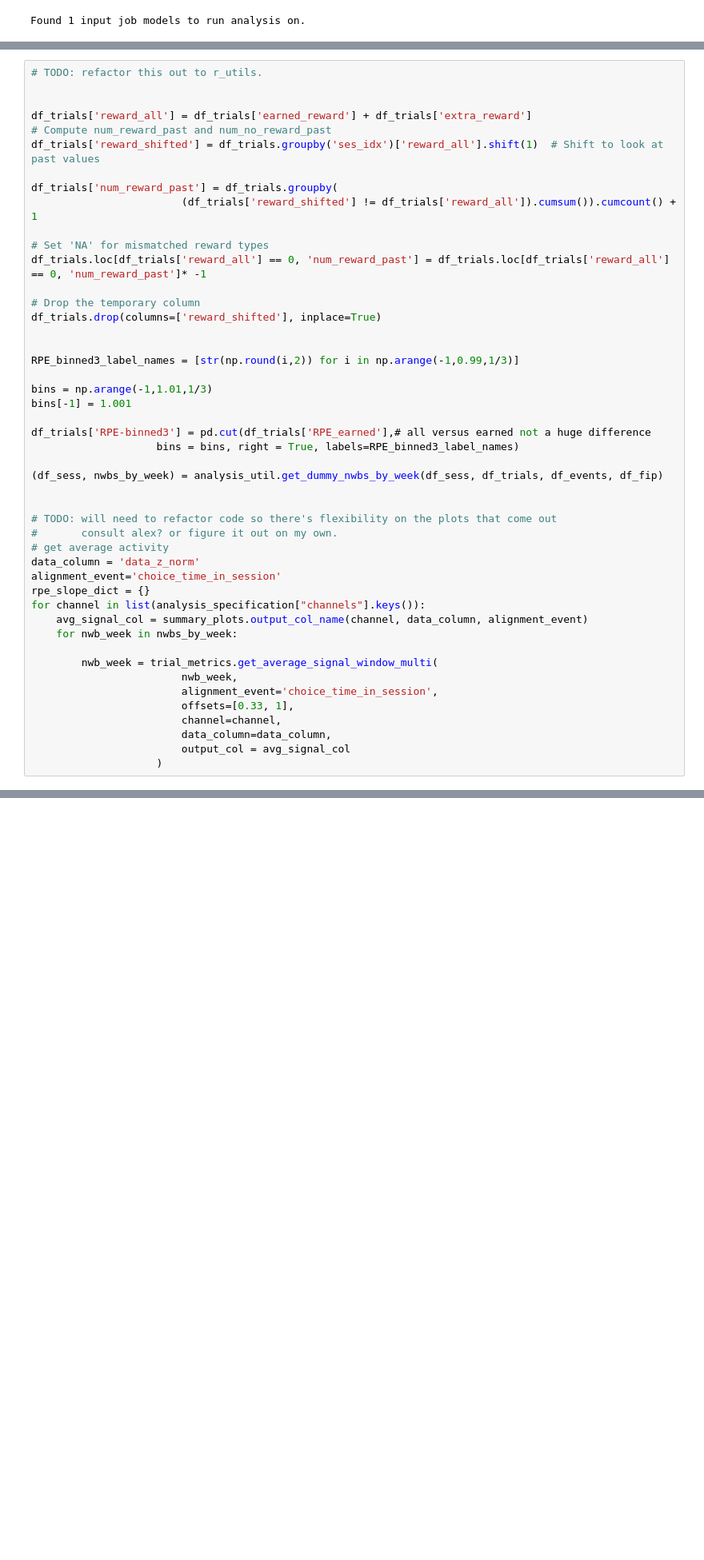
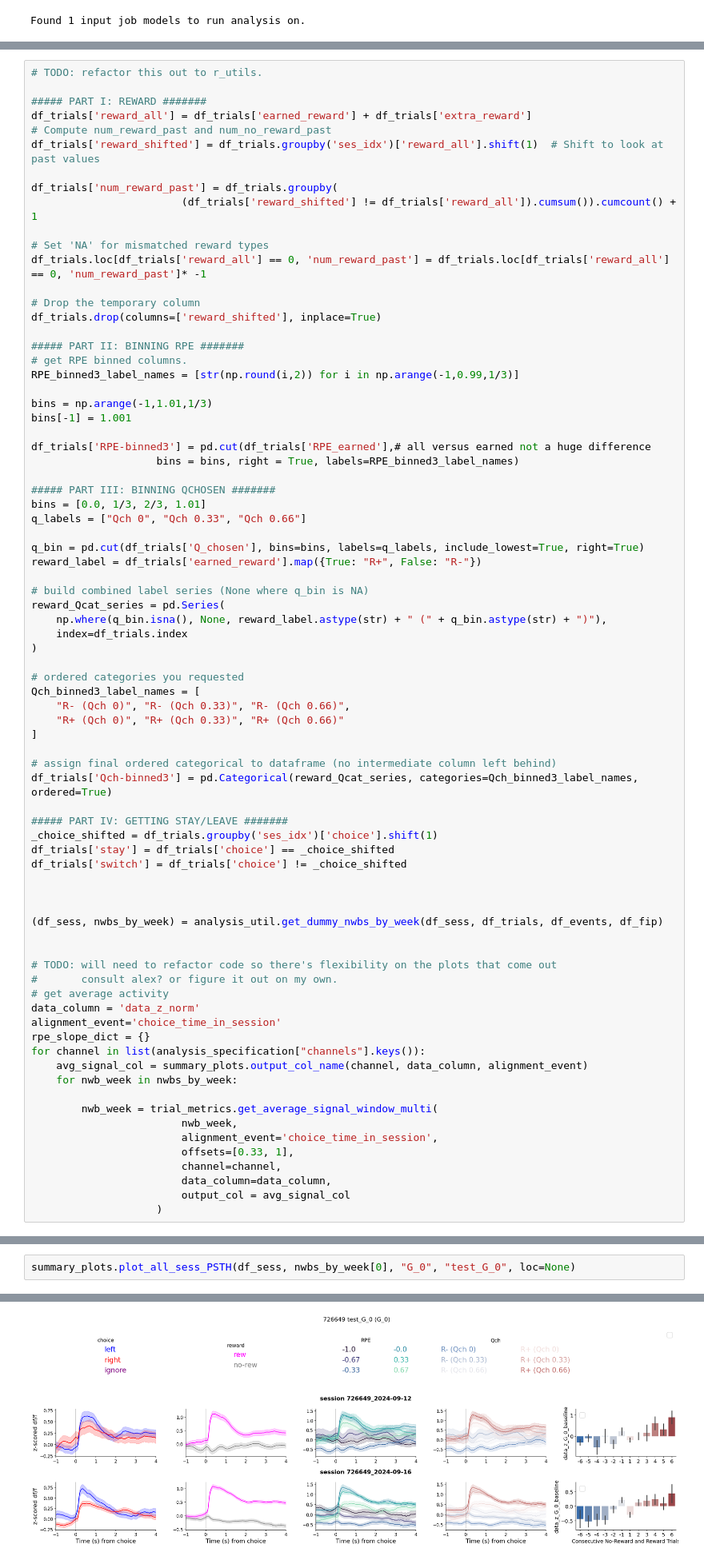
Before and after one commit to rachelstephlee/rachel-grouped-aind-analysis-wrapper, a Jupyter notebook: code/analysis_wrapper/test_plots.ipynb, the cells around one changed output, grey strips where cells are left out. Shown at 80% size. Cells and saved outputs as stored; diff of their text form; blank space fills up the shorter version.

Commit message:
got sumaryplots for PSTH's working

```diff
--- a/code/analysis_wrapper/test_plots.ipynb
+++ b/code/analysis_wrapper/test_plots.ipynb
@@ -96,7 +96,7 @@ See the caveats in the documentation: https://pandas.pydata.org/pandas-docs/stab
 # %%
 # TODO: refactor this out to r_utils.
 
-
+##### PART I: REWARD #######
 df_trials['reward_all'] = df_trials['earned_reward'] + df_trials['extra_reward']
 # Compute num_reward_past and num_no_reward_past
 df_trials['reward_shifted'] = df_trials.groupby('ses_idx')['reward_all'].shift(1)  # Shift to look at past values
@@ -110,7 +110,8 @@ df_trials.loc[df_trials['reward_all'] == 0, 'num_reward_past'] = df_trials.loc[d
 # Drop the temporary column
 df_trials.drop(columns=['reward_shifted'], inplace=True)
 
-
+##### PART II: BINNING RPE #######
+# get RPE binned columns.
 RPE_binned3_label_names = [str(np.round(i,2)) for i in np.arange(-1,0.99,1/3)]
 
 bins = np.arange(-1,1.01,1/3)
@@ -118,6 +119,35 @@ bins[-1] = 1.001
 
 df_trials['RPE-binned3'] = pd.cut(df_trials['RPE_earned'],# all versus earned not a huge difference
                     bins = bins, right = True, labels=RPE_binned3_label_names)
+
+##### PART III: BINNING QCHOSEN #######
+bins = [0.0, 1/3, 2/3, 1.01]
+q_labels = ["Qch 0", "Qch 0.33", "Qch 0.66"]
+
+q_bin = pd.cut(df_trials['Q_chosen'], bins=bins, labels=q_labels, include_lowest=True, right=True)
+reward_label = df_trials['earned_reward'].map({True: "R+", False: "R-"})
+
+# build combined label series (None where q_bin is NA)
+reward_Qcat_series = pd.Series(
+    np.where(q_bin.isna(), None, reward_label.astype(str) + " (" + q_bin.astype(str) + ")"),
+    index=df_trials.index
+)
+
+# ordered categories you requested
+Qch_binned3_label_names = [
+    "R- (Qch 0)", "R- (Qch 0.33)", "R- (Qch 0.66)",
+    "R+ (Qch 0)", "R+ (Qch 0.33)", "R+ (Qch 0.66)"
+]
+
+# assign final ordered categorical to dataframe (no intermediate column left behind)
+df_trials['Qch-binned3'] = pd.Categorical(reward_Qcat_series, categories=Qch_binned3_label_names, ordered=True)
+
+##### PART IV: GETTING STAY/LEAVE #######
+_choice_shifted = df_trials.groupby('ses_idx')['choice'].shift(1)
+df_trials['stay'] = df_trials['choice'] == _choice_shifted
+df_trials['switch'] = df_trials['choice'] != _choice_shifted
+
+
 
 (df_sess, nwbs_by_week) = analysis_util.get_dummy_nwbs_by_week(df_sess, df_trials, df_events, df_fip)
 
@@ -142,0 +189,3 @@ for channel in list(analysis_specification["channels"].keys()):
+# %%
+summary_plots.plot_all_sess_PSTH(df_sess, nwbs_by_week[0], "G_0", "test_G_0", loc=None)
+# %% [output]
@@ -142,0 +205 @@ for channel in list(analysis_specification["channels"].keys()):
+[figure, added]
```
Also changed, not shown: parts of 13 cells of this notebook, 2 other files.
